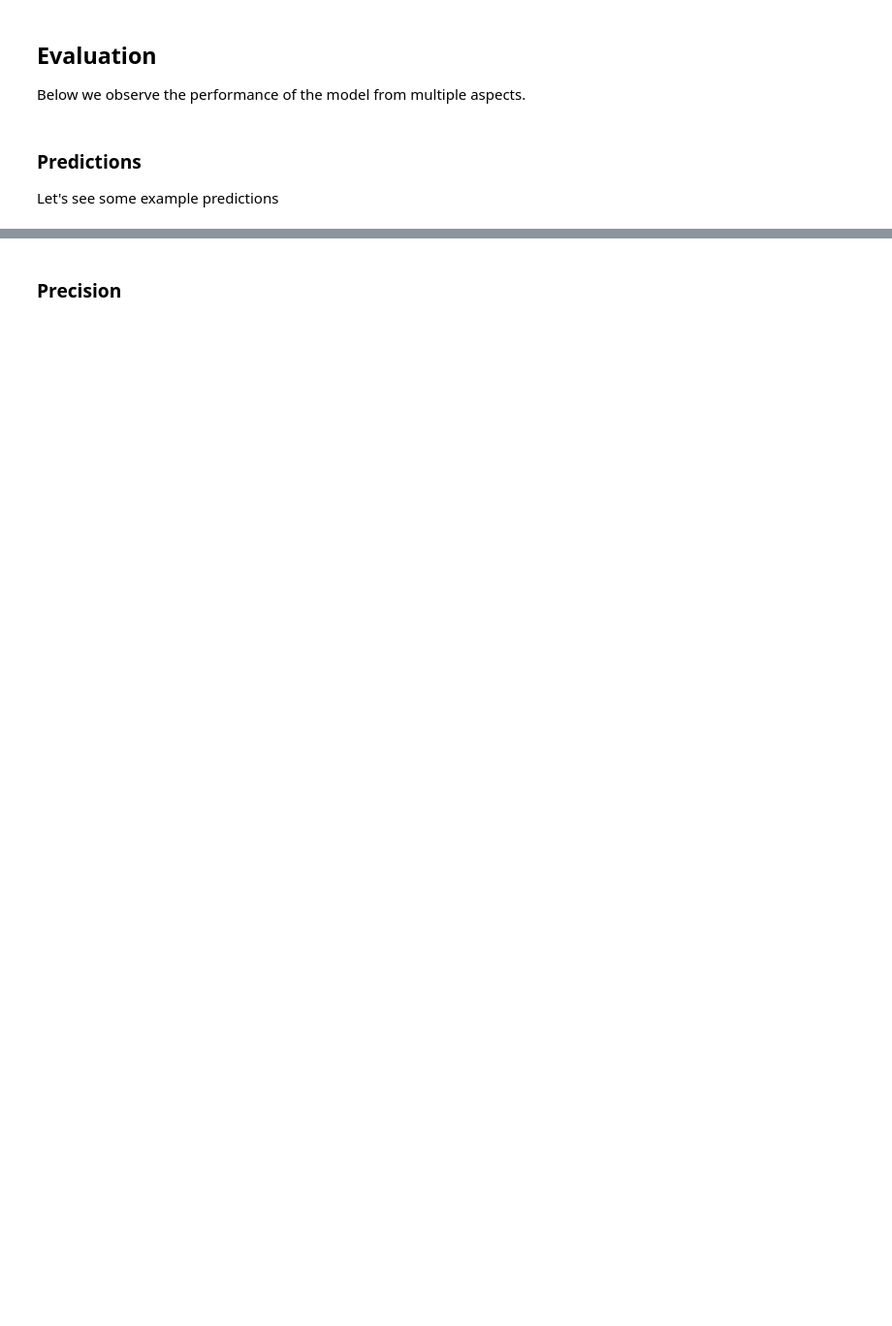
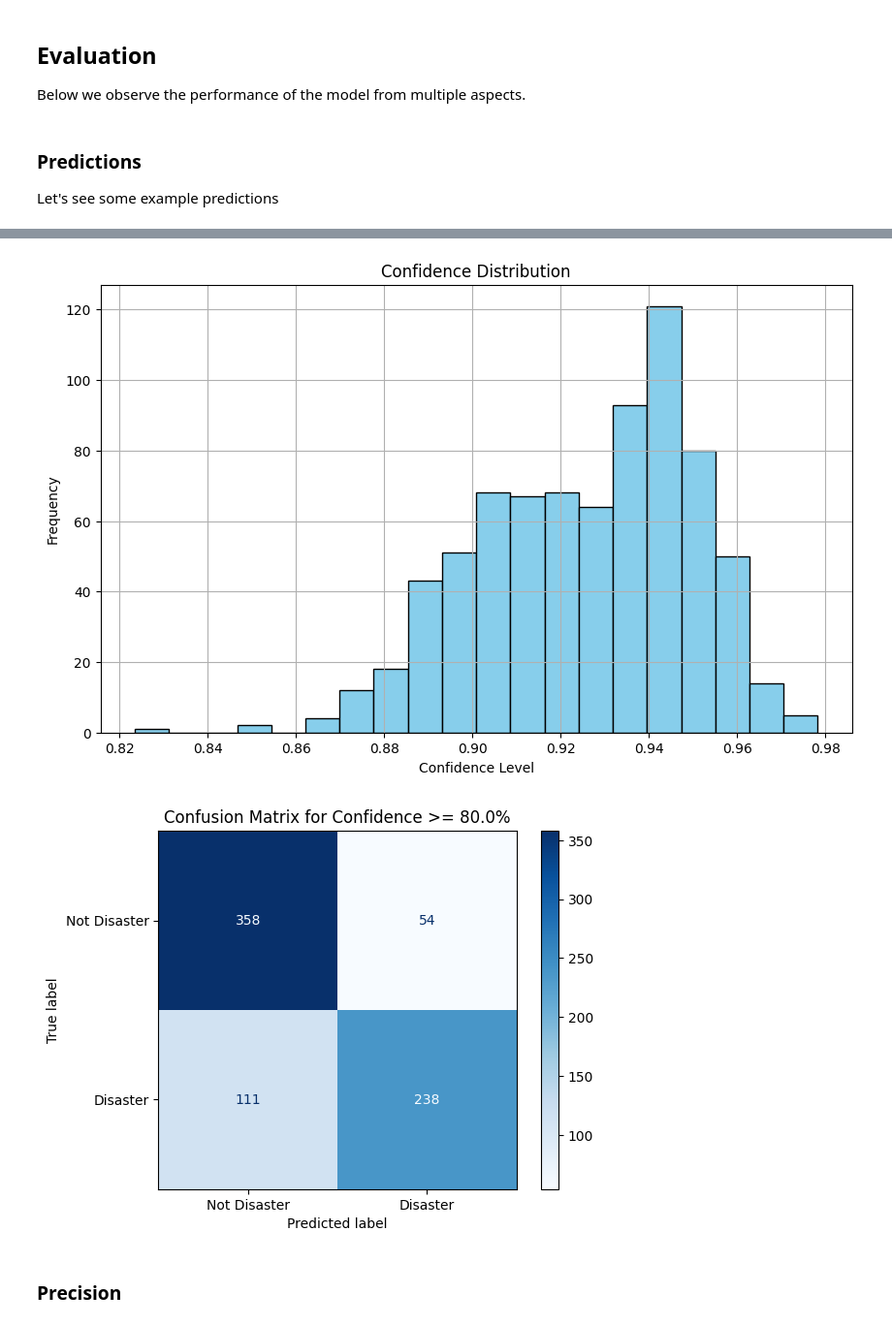
Before and after one commit to gb999/LuaLuaLua, a Jupyter notebook: LuaLuaLua.ipynb, the cells around one changed output, grey strips where cells are left out. Shown: that part at 97% size. Cells and saved outputs as stored; diff of their text form; code cells hidden in the pictures; blank space fills up the shorter version.

Commit message:
Used Monte Carlo Dropout for acquiring confidence/uncertainty levels.

```diff
--- a/LuaLuaLua.ipynb
+++ b/LuaLuaLua.ipynb
@@ -451,3 +583,69 @@ readable_predictions.to_csv('predictions_readable.csv', index=False)
+# %%
+import numpy as np
+import pandas as pd
+import tensorflow as tf
+import matplotlib.pyplot as plt
+from sklearn import metrics
+
+# Define the function for Monte Carlo Dropout during inference
+def predict_with_uncertainty(model, input_data, n_iter=100):
+    @tf.function
+    def predict_fn(inputs):
+        return model(inputs, training=True)  # Enable dropout during inference
+
+    # Collect predictions
+    predictions = []
+    for _ in range(n_iter):
+        pred = predict_fn(input_data).numpy()  # Convert to NumPy array
+        predictions.append(pred)
+
+    predictions = np.array(predictions)
+    mean_predictions = np.mean(predictions, axis=0)  # Mean prediction
+    uncertainties = np.std(predictions, axis=0)  # Standard deviation as uncertainty
+
+    return mean_predictions, uncertainties
+
+# Predict with Monte Carlo Dropout
+n_iterations = 100  # Number of stochastic forward passes to estimate uncertainty
+mean_predictions, uncertainties = predict_with_uncertainty(model, train_df_conf_mx_padded, n_iter=n_iterations)
+
+# Add uncertainty and confidence columns to the dataframe
+train_df_conf_mx['uncertainty'] = uncertainties
+train_df_conf_mx['confidence'] = 1 - uncertainties  # Higher uncertainty means lower confidence
+
+# Plot the confidence distribution
+plt.figure(figsize=(10, 6))
+plt.hist(train_df_conf_mx['confidence'], bins=20, color='skyblue', edgecolor='black')
+plt.title('Confidence Distribution')
+plt.xlabel('Confidence Level')
+plt.ylabel('Frequency')
+plt.grid(True)
+plt.show()
+
+# Convert probabilities to binary predictions based on mean prediction
+train_df_conf_mx['predicted_target'] = (mean_predictions > 0.5).astype(int)
+
+# Apply a confidence threshold (e.g., 80%) to filter high-confidence predictions
+confidence_threshold = 0.8
+high_confidence_mask = train_df_conf_mx['confidence'] >= confidence_threshold
+
+# Filter the actual and predicted values based on high confidence
+actual_high_confidence = train_df_conf_mx['target'][high_confidence_mask]
+predicted_high_confidence = train_df_conf_mx['predicted_target'][high_confidence_mask]
+
+# Calculate the confusion matrix for high-confidence predictions
+confusion_matrix = metrics.confusion_matrix(actual_high_confidence, predicted_high_confidence)
+
+# Display the confusion matrix
+cm_display = metrics.ConfusionMatrixDisplay(confusion_matrix=confusion_matrix, display_labels=["Not Disaster", "Disaster"])
+
+# Plot the confusion matrix
+cm_display.plot(cmap="Blues")
+plt.title(f'Confusion Matrix for Confidence >= {confidence_threshold * 100}%')
+plt.show()
+# %% [output]
+[figure, added]
+[figure, added]
 # %% [markdown]
 ### Precision
 # %%
```
Also changed, not shown: parts of 19 cells of this notebook.
